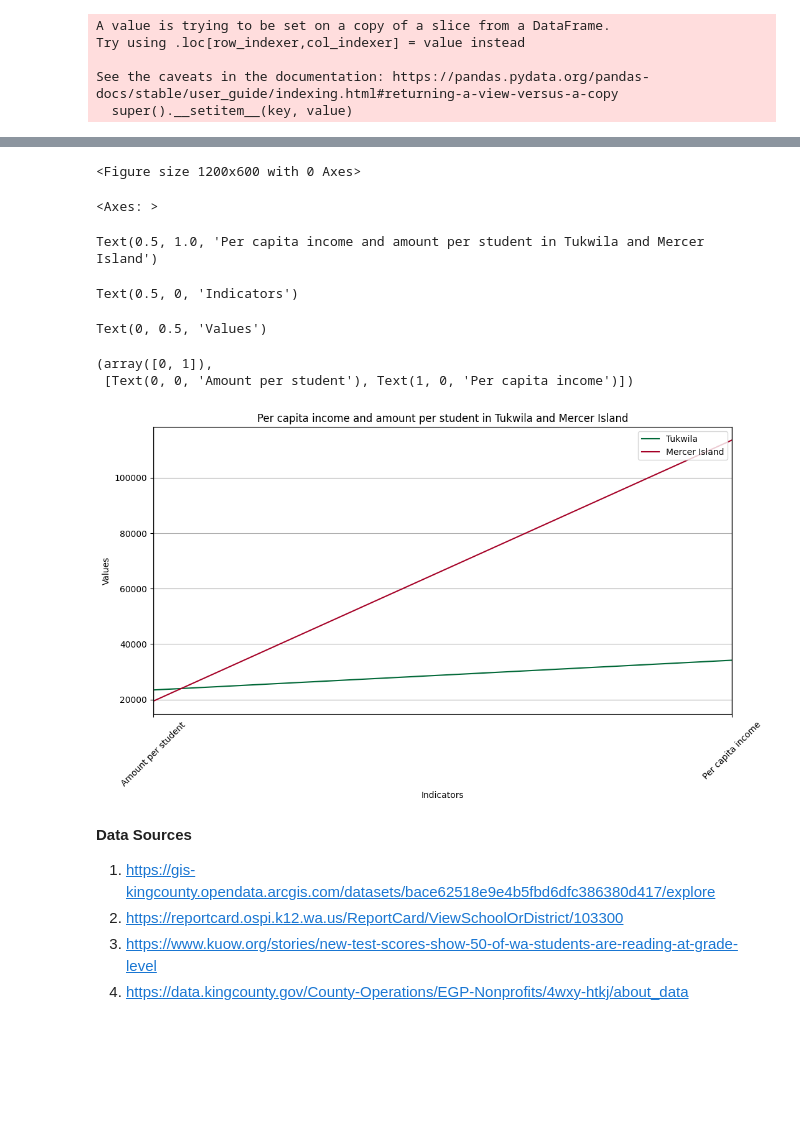
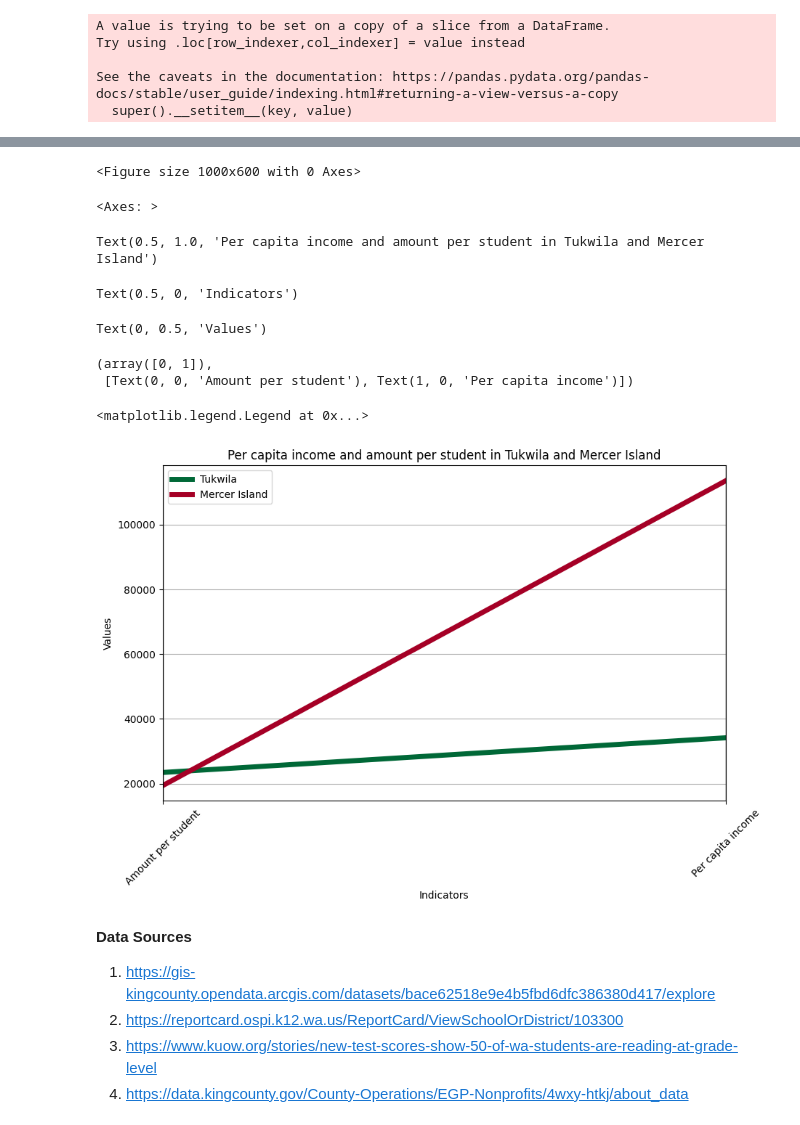
Before and after one commit to Spontyrupple/mamaine, a Jupyter notebook: king_county.ipynb, the cells around one changed output, grey strips where cells are left out. Cells and saved outputs as stored; diff of their text form; code cells hidden in the pictures; blank space fills up the shorter version.

```diff
--- a/king_county.ipynb
+++ b/king_county.ipynb
@@ -792,37 +845,39 @@ Text(0, 0.5, 'Values')
 # %%
 # Sample data based on provided structure
 data = {
     'District Name': ['Tukwila', 'Mercer Island'],
     'Amount per student': [23457, 19423],
     'Per capita income': [34179, 113575],
 
 }
 
 # Create DataFrame
 df = pd.DataFrame(data)
 
 # Convert 'District Name' to a categorical column if needed
 # Create the parallel coordinates plot
-plt.figure(figsize=(12, 6))
-parallel_coordinates(df, class_column='District Name', colormap='RdYlGn_r')
+plt.figure(figsize=(10, 6))
+parallel_coordinates(df, class_column='District Name', colormap='RdYlGn_r', linewidth= 5)
 
 # Customize plot
 plt.title("Per capita income and amount per student in Tukwila and Mercer Island")
 plt.xlabel("Indicators")
 plt.ylabel("Values")
 plt.xticks(rotation=45)
 plt.grid(True)
+plt.legend(loc='upper left')
 
 plt.show()
 # %% [output]
-<Figure size 1200x600 with 0 Axes>
+<Figure size 1000x600 with 0 Axes>
 <Axes: >
 Text(0.5, 1.0, 'Per capita income and amount per student in Tukwila and Mercer Island')
 Text(0.5, 0, 'Indicators')
 Text(0, 0.5, 'Values')
 (array([0, 1]),
  [Text(0, 0, 'Amount per student'), Text(1, 0, 'Per capita income')])
+<matplotlib.legend.Legend at 0x...>
-[figure, old version]
+[figure, new version]
 # %% [markdown]
 **Data Sources**
 
```
Also changed, not shown: parts of 7 cells of this notebook.
